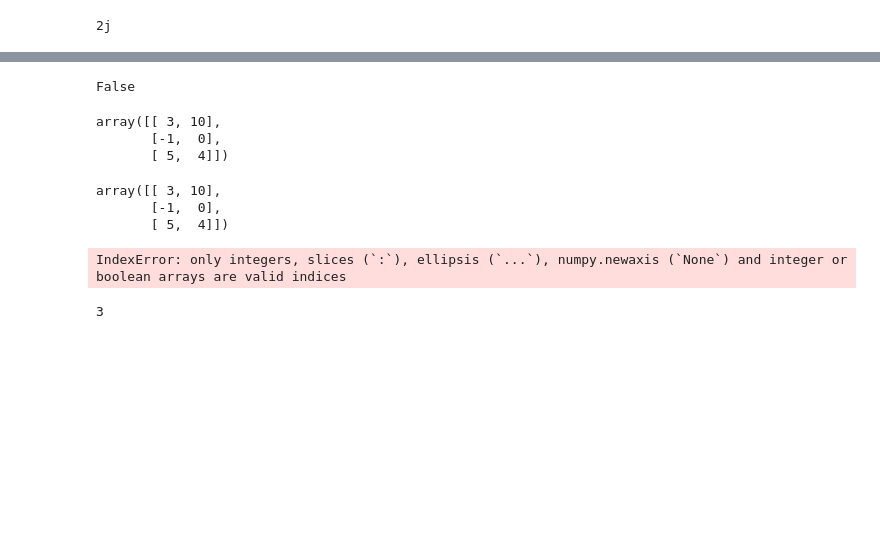
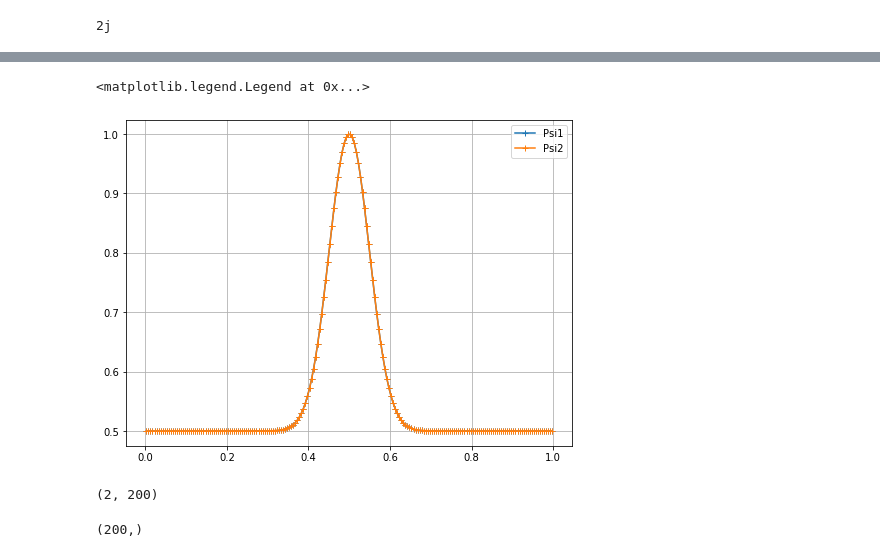
Before and after one commit to sirpipat/tsunami-modelling, a Jupyter notebook: src/Playground.ipynb, the cells around one changed output, grey strips where cells are left out. Drawn from its saved outputs; the diff is of its cells as text; code cells hidden in the pictures; blank space fills up the shorter version.

```diff
--- a/src/Playground.ipynb
+++ b/src/Playground.ipynb
@@ -614,0 +680,8 @@ array([[ 3, 10, 12],
+# %%
+plt.plot(x, Psi[0,:], '+-', label='Psi1')
+plt.plot(x, Psi[1,:], '+-', label='Psi2')
+plt.grid()
+plt.legend()
+# %% [output]
+<matplotlib.legend.Legend at 0x...>
+[figure, added]
@@ -615,4 +720,4 @@ array([[ 3, 10, 12],
 # %%
-np.shape(cc) == (2,-2)
+np.shape(q_next)
 # %% [output]
-False
+(2, 200)
@@ -622,12 +723,0 @@ last_index = np.array([3,2])
-# %%
-cc[0:3,0:2]
-# %% [output]
-array([[ 3, 10],
-       [-1,  0],
-       [ 5,  4]])
-# %%
-cc[first_index[0]:last_index[0], first_index[1]:last_index[1]]
-# %% [output]
-array([[ 3, 10],
-       [-1,  0],
-       [ 5,  4]])
@@ -636,8 +724,4 @@ dd = {1:3}
-# %%
-cc[dd]
-# %% [output]
-IndexError: only integers, slices (`:`), ellipsis (`...`), numpy.newaxis (`None`) and integer or boolean arrays are valid indices
-# %%
-dd[1]
-# %% [output]
-3
+# %%
+np.shape(q_next[1,:] / q_next[0,:])
+# %% [output]
+(200,)
```
Also changed, not shown: parts of 34 cells of this notebook, 6 other files.
